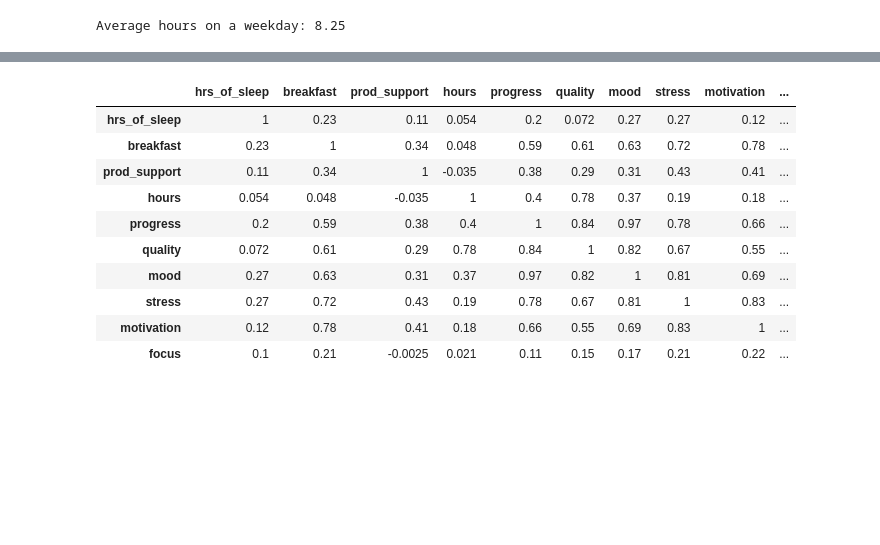
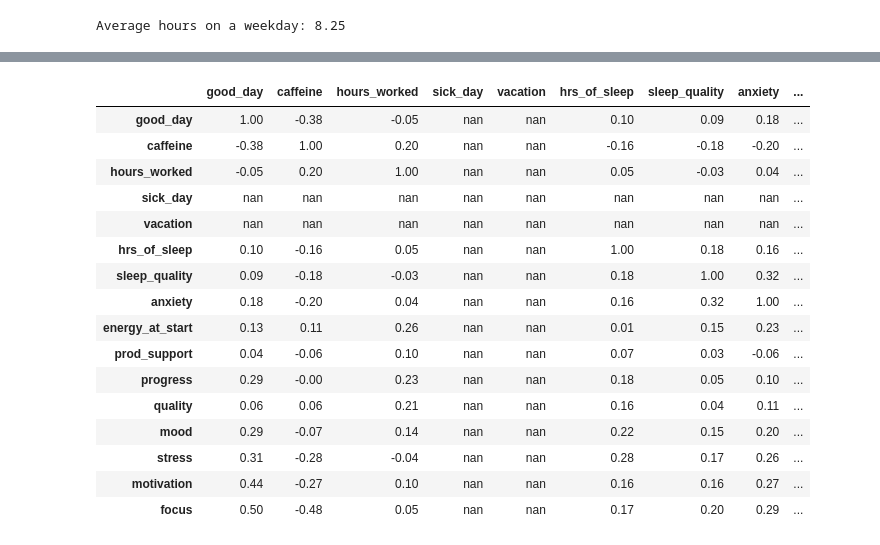
Before and after one commit to GraysonRicketts/Personal-Metrics, a Jupyter notebook: metrics-analysis/work-metrics-July-2019-April-2020.ipynb, the cells around one changed output, grey strips where cells are left out. Saved outputs shown, nothing was run; the diff lists cells and outputs as text; code cells hidden in the pictures; blank space fills up the shorter version.

Commit message:
clean additional fields

```diff
--- a/metrics-analysis/work-metrics-July-2019-April-2020.ipynb
+++ b/metrics-analysis/work-metrics-July-2019-April-2020.ipynb
@@ -35,3 +43,27 @@ df = df.drop(columns=['pm_progress','pm_quality','pm_mood','pm_stress','pm_motiv
+# %%
+# Sleep quality and anxiety was measured with the values "very bad", "bad",
+# "okay", "good", and "very good" in the spreadsheet. In the df they'll
+# be converted to numbers for easier analysis.
+def convert_to_number(x):
+    if x == 'very bad':
+        return 1
+    elif x == 'bad':
+        return 2
+    elif x == 'okay':
+        return 3
+    elif x == 'good':
+        return 4
+    elif x == 'very good':
+        return 5
+
+    return np.nan
+for x in ['sleep_quality', 'anxiety']:
+    df[x] = df[x].apply(lambda v : convert_to_number(v))
+# %%
+# Energy at the start of the day was measured with the values "1-Very Bad", "2-Bad",
+# "3-Okay", "4-Good", and "5-Very good" in the spreadsheet. In the df they'll
+# be converted to numbers for easier analysis.
+df['energy_at_start'] = df['energy_at_start'].apply(lambda x: np.nan if pd.isnull(x) else int(x[0]))
 # %%
 df.dtypes
 # %% [output]
@@ -58,7 +90,7 @@ df.shape
 (255, 21)
 # %%
 # Gets only days I was working
-work_df = df[(df['weekend'] == False) & (df['vacation'] == False)]
+work_df = df[(df['weekend'] == False) & (df['vacation'] == False) & ()]
 
 # Drops the weekend column since no longer needed
 work_df = work_df.drop(columns=['weekend'])
@@ -81,8 +113,3 @@ work_df.describe()
-# %%
-# Clean
-is_string = work_df.select_dtypes(['object'])
-work_df[is_string.columns] = is_string.apply(lambda x: x.str.strip())
-work_df['hours_worked'] = pd.to_numeric(work_df['hours_worked'])
 # %%
 average_hours_worked = work_df['hours_worked'].mean()
 print('Average hours on a weekday: {0}'.format(round(average_hours_worked, 2)))
@@ -126,15 +159,21 @@ KeyError: 'progress'
 # %%
-corr = week_day_df.corr()
+corr = work_df.corr()
 corr.style.background_gradient(cmap='coolwarm').set_precision(2)
 # %% [output]
-|  | hrs_of_sleep | breakfast | prod_support | hours | progress | quality | mood | stress | motivation | ... |
-| hrs_of_sleep | 1 | 0.23 | 0.11 | 0.054 | 0.2 | 0.072 | 0.27 | 0.27 | 0.12 | ... |
-| breakfast | 0.23 | 1 | 0.34 | 0.048 | 0.59 | 0.61 | 0.63 | 0.72 | 0.78 | ... |
-| prod_support | 0.11 | 0.34 | 1 | -0.035 | 0.38 | 0.29 | 0.31 | 0.43 | 0.41 | ... |
-| hours | 0.054 | 0.048 | -0.035 | 1 | 0.4 | 0.78 | 0.37 | 0.19 | 0.18 | ... |
-| progress | 0.2 | 0.59 | 0.38 | 0.4 | 1 | 0.84 | 0.97 | 0.78 | 0.66 | ... |
-| quality | 0.072 | 0.61 | 0.29 | 0.78 | 0.84 | 1 | 0.82 | 0.67 | 0.55 | ... |
-| mood | 0.27 | 0.63 | 0.31 | 0.37 | 0.97 | 0.82 | 1 | 0.81 | 0.69 | ... |
-| stress | 0.27 | 0.72 | 0.43 | 0.19 | 0.78 | 0.67 | 0.81 | 1 | 0.83 | ... |
-| motivation | 0.12 | 0.78 | 0.41 | 0.18 | 0.66 | 0.55 | 0.69 | 0.83 | 1 | ... |
-| focus | 0.1 | 0.21 | -0.0025 | 0.021 | 0.11 | 0.15 | 0.17 | 0.21 | 0.22 | ... |
+|  | good_day | caffeine | hours_worked | sick_day | vacation | hrs_of_sleep | sleep_quality | anxiety | ... |
+| good_day | 1.00 | -0.38 | -0.05 | nan | nan | 0.10 | 0.09 | 0.18 | ... |
+| caffeine | -0.38 | 1.00 | 0.20 | nan | nan | -0.16 | -0.18 | -0.20 | ... |
+| hours_worked | -0.05 | 0.20 | 1.00 | nan | nan | 0.05 | -0.03 | 0.04 | ... |
+| sick_day | nan | nan | nan | nan | nan | nan | nan | nan | ... |
+| vacation | nan | nan | nan | nan | nan | nan | nan | nan | ... |
+| hrs_of_sleep | 0.10 | -0.16 | 0.05 | nan | nan | 1.00 | 0.18 | 0.16 | ... |
+| sleep_quality | 0.09 | -0.18 | -0.03 | nan | nan | 0.18 | 1.00 | 0.32 | ... |
+| anxiety | 0.18 | -0.20 | 0.04 | nan | nan | 0.16 | 0.32 | 1.00 | ... |
+| energy_at_start | 0.13 | 0.11 | 0.26 | nan | nan | 0.01 | 0.15 | 0.23 | ... |
+| prod_support | 0.04 | -0.06 | 0.10 | nan | nan | 0.07 | 0.03 | -0.06 | ... |
+| progress | 0.29 | -0.00 | 0.23 | nan | nan | 0.18 | 0.05 | 0.10 | ... |
+| quality | 0.06 | 0.06 | 0.21 | nan | nan | 0.16 | 0.04 | 0.11 | ... |
+| mood | 0.29 | -0.07 | 0.14 | nan | nan | 0.22 | 0.15 | 0.20 | ... |
+| stress | 0.31 | -0.28 | -0.04 | nan | nan | 0.28 | 0.17 | 0.26 | ... |
+| motivation | 0.44 | -0.27 | 0.10 | nan | nan | 0.16 | 0.16 | 0.27 | ... |
+| focus | 0.50 | -0.48 | 0.05 | nan | nan | 0.17 | 0.20 | 0.29 | ... |
```
Also changed, not shown: parts of 5 cells of this notebook.
